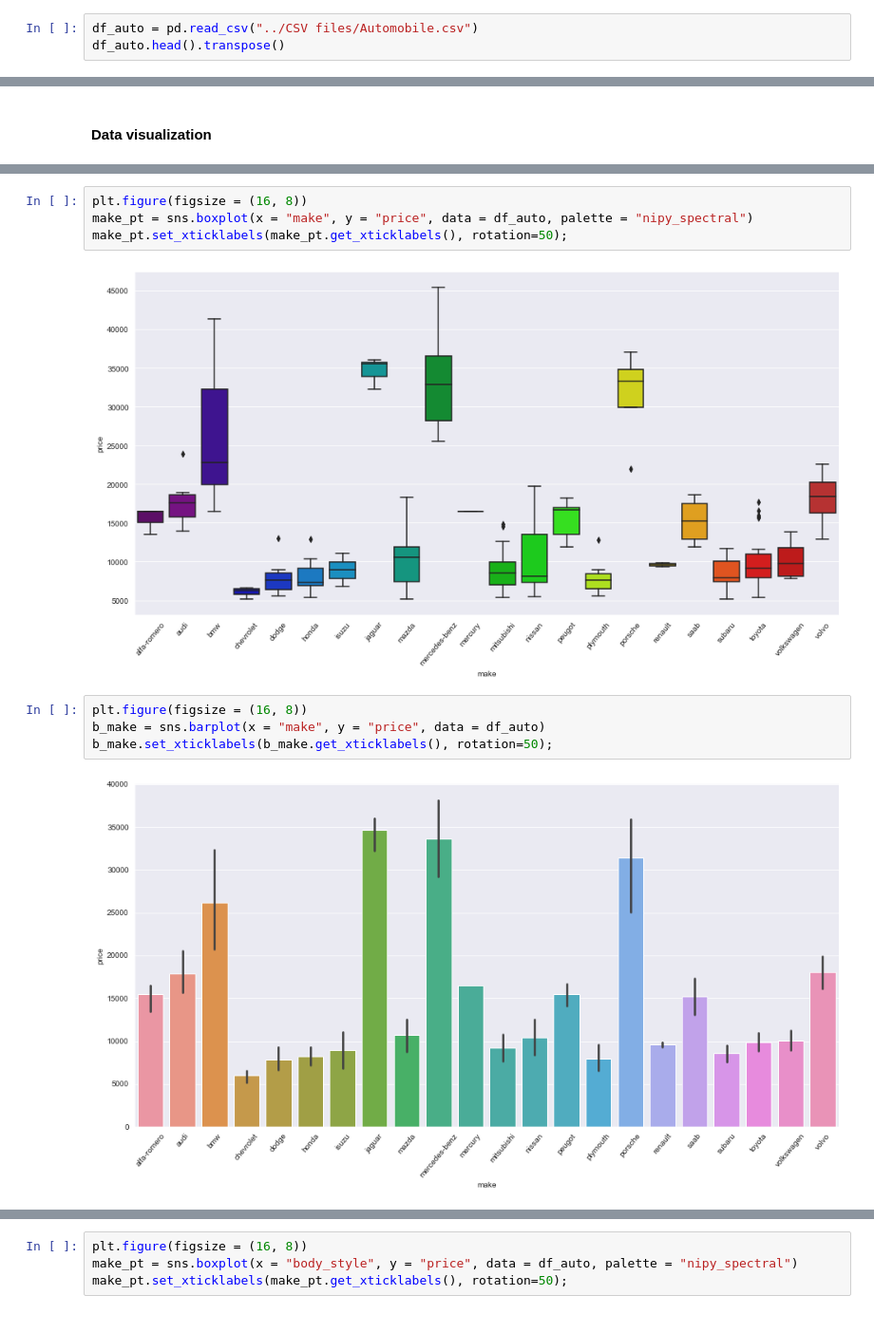
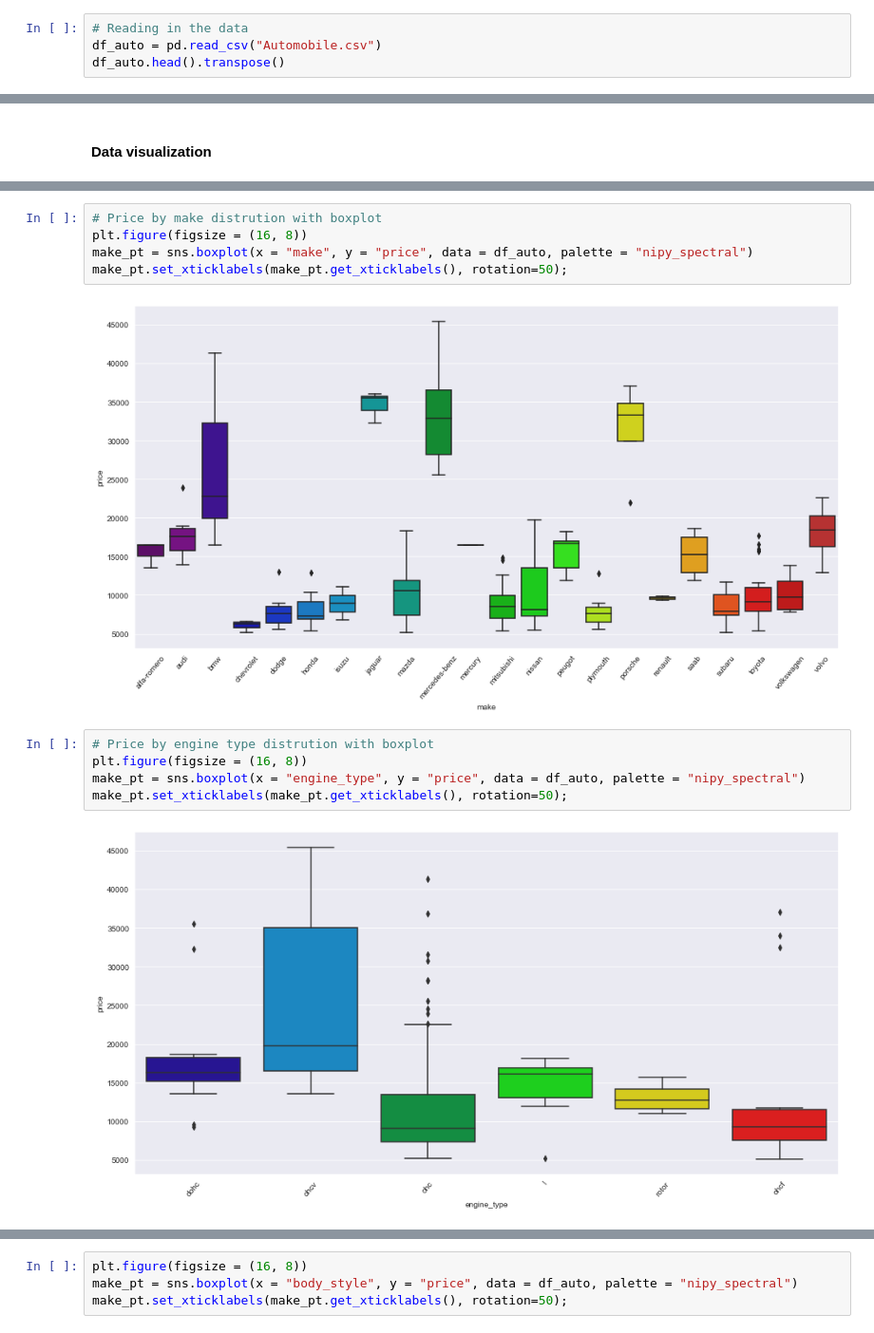
Before and after one commit to Phoenix-D11/Phoenix-D11, a Jupyter notebook: Automobile dataset price prediction.ipynb, the cells around one changed output, grey strips where cells are left out. Shown at 95% size. Saved outputs shown, nothing was run; the diff lists cells and outputs as text.

```diff
--- a/Automobile dataset price prediction.ipynb
+++ b/Automobile dataset price prediction.ipynb
@@ -16,7 +17,8 @@ from sklearn.metrics import mean_absolute_error
 
 sns.set_style("darkgrid")
 # %%
-df_auto = pd.read_csv("../CSV files/Automobile.csv")
+# Reading in the data
+df_auto = pd.read_csv("Automobile.csv")
 df_auto.head().transpose()
 # %% [output]
 |  | 0 | 1 | 2 | 3 | 4 |
@@ -185,12 +189,14 @@ sns.boxplot(y = "price", data = df_auto)
 # %%
+# Price by make distrution with boxplot
 plt.figure(figsize = (16, 8))
 make_pt = sns.boxplot(x = "make", y = "price", data = df_auto, palette = "nipy_spectral")
 make_pt.set_xticklabels(make_pt.get_xticklabels(), rotation=50);
 # %% [output]
 [figure]
 # %%
+# Price by engine type distrution with boxplot
 plt.figure(figsize = (16, 8))
-b_make = sns.barplot(x = "make", y = "price", data = df_auto)
-b_make.set_xticklabels(b_make.get_xticklabels(), rotation=50);
+make_pt = sns.boxplot(x = "engine_type", y = "price", data = df_auto, palette = "nipy_spectral")
+make_pt.set_xticklabels(make_pt.get_xticklabels(), rotation=50);
 # %% [output]
-[figure, old version]
+[figure, new version]
```
Also changed, not shown: parts of 51 cells of this notebook.
